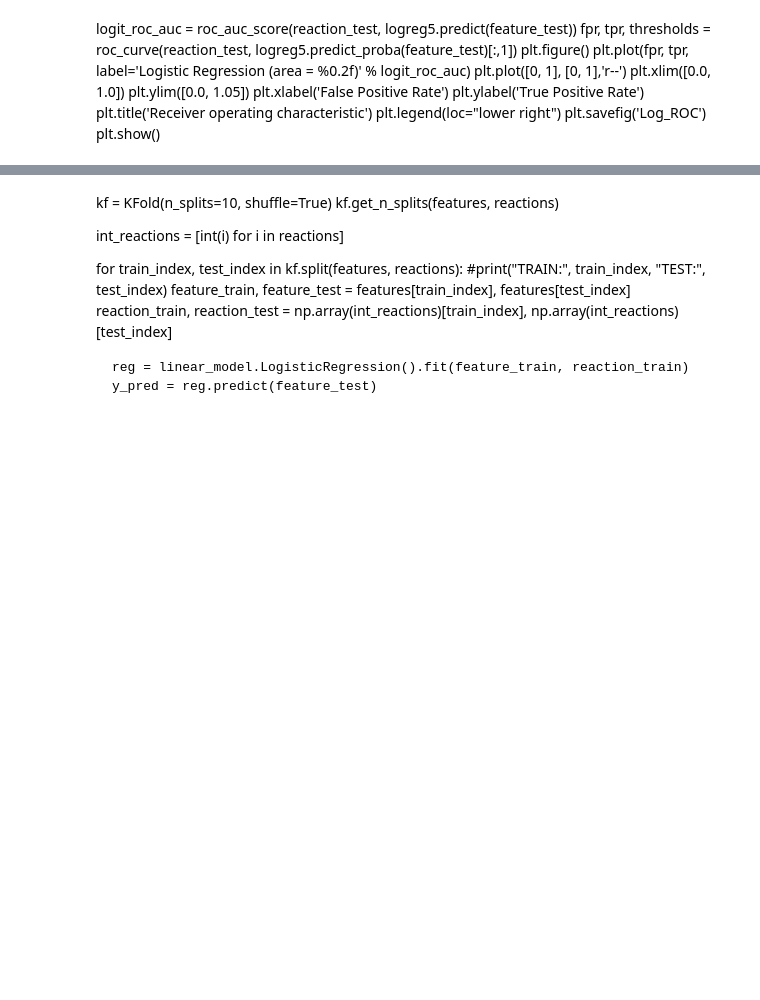
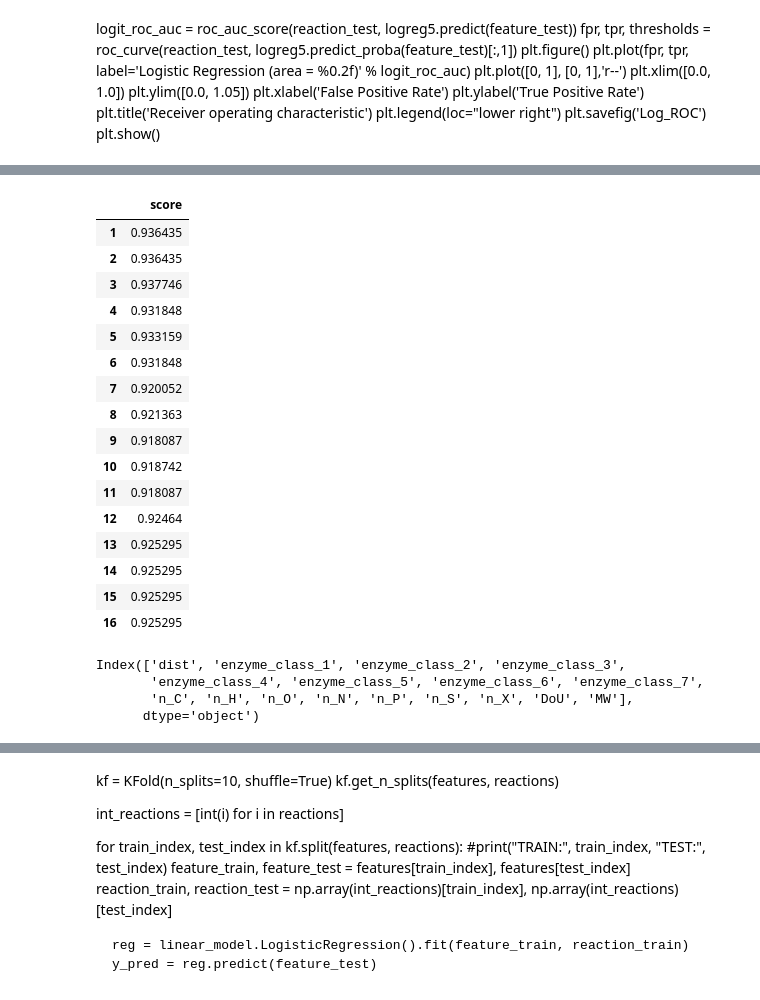
Before and after one commit to theicechol/metamoles, a Jupyter notebook: notebooks/model_creation.ipynb, the cells around one changed output, grey strips where cells are left out. Drawn from its saved outputs; the diff is of its cells as text; code cells hidden in the pictures; blank space fills up the shorter version.

```diff
--- a/notebooks/model_creation.ipynb
+++ b/notebooks/model_creation.ipynb
@@ -208,0 +285,20 @@ rfe.support_, rfe.ranking_, pred_prob # rfe.feature_importances_
+# %%
+rfe_results
+# %% [output]
+|  | score |
+| 1 | 0.936435 |
+| 2 | 0.936435 |
+| 3 | 0.937746 |
+| 4 | 0.931848 |
+| 5 | 0.933159 |
+| 6 | 0.931848 |
+| 7 | 0.920052 |
+| 8 | 0.921363 |
+| 9 | 0.918087 |
+| 10 | 0.918742 |
+| 11 | 0.918087 |
+| 12 | 0.92464 |
+| 13 | 0.925295 |
+| 14 | 0.925295 |
+| 15 | 0.925295 |
+| 16 | 0.925295 |
@@ -208,0 +319,7 @@ rfe.support_, rfe.ranking_, pred_prob # rfe.feature_importances_
+# %%
+feature_df.columns
+# %% [output]
+Index(['dist', 'enzyme_class_1', 'enzyme_class_2', 'enzyme_class_3',
+       'enzyme_class_4', 'enzyme_class_5', 'enzyme_class_6', 'enzyme_class_7',
+       'n_C', 'n_H', 'n_O', 'n_N', 'n_P', 'n_S', 'n_X', 'DoU', 'MW'],
+      dtype='object')
```
Also changed, not shown: parts of 22 cells of this notebook.
